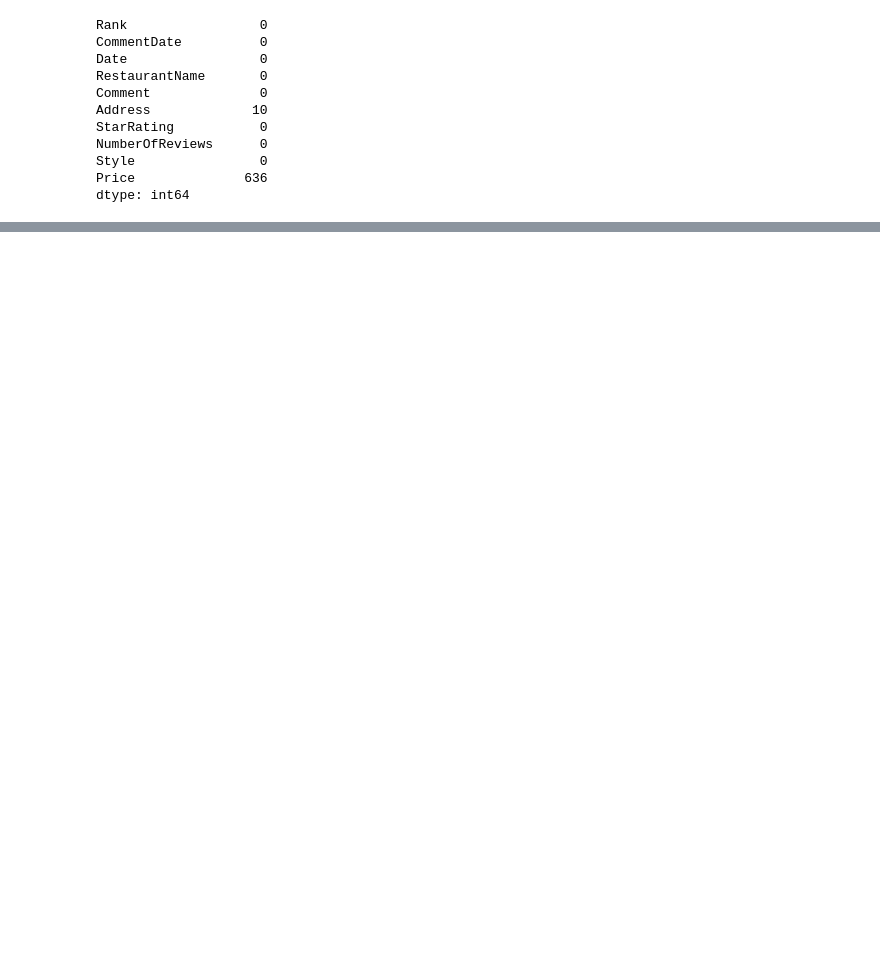
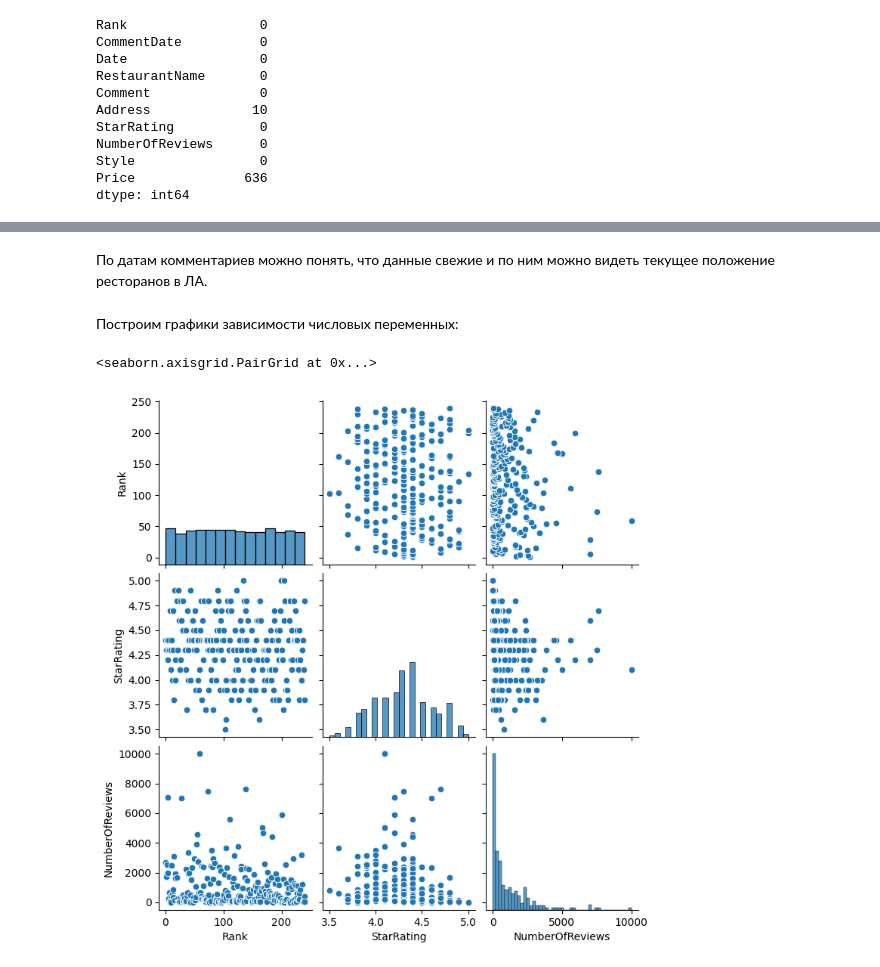
Before and after one commit to ITrickStar/ML-2023, a Jupyter notebook: Lab1.ipynb, the cells around one changed output, grey strips where cells are left out. Drawn from its saved outputs; the diff is of its cells as text; code cells hidden in the pictures; blank space fills up the shorter version.

```diff
--- a/Lab1.ipynb
+++ b/Lab1.ipynb
@@ -35,0 +44,3 @@ Name: Price, Length: 2381, dtype: object
+# %%
+url = 'https://raw.githubusercontent.com/ITrickStar/ML-2023/main/Top240RestaurantsRecommandedInLosAngeles2023.csv'
+dataframe = pd.read_csv(url, encoding='utf-8')
@@ -61,0 +96,6 @@ dtype: int64
+# %%
+dataframe["Price"].fillna(dataframe["Price"].mode().iloc[0], inplace=True)
+dataframe = dataframe.dropna()
+# %%
+dataframe = dataframe.reset_index(drop=True)
+dataframe.isna().sum()
@@ -61,0 +142,9 @@ dtype: int64
+# %% [markdown]
+По датам комментариев можно понять, что данные свежие и по ним можно видеть текущее положение ресторанов в ЛА.
+# %% [markdown]
+Построим графики зависимости числовых переменных:
+# %%
+sns.pairplot(dataframe)
+# %% [output]
+<seaborn.axisgrid.PairGrid at 0x...>
+[figure, added]
```
Also changed, not shown: parts of 112 cells of this notebook, 1 other file.
